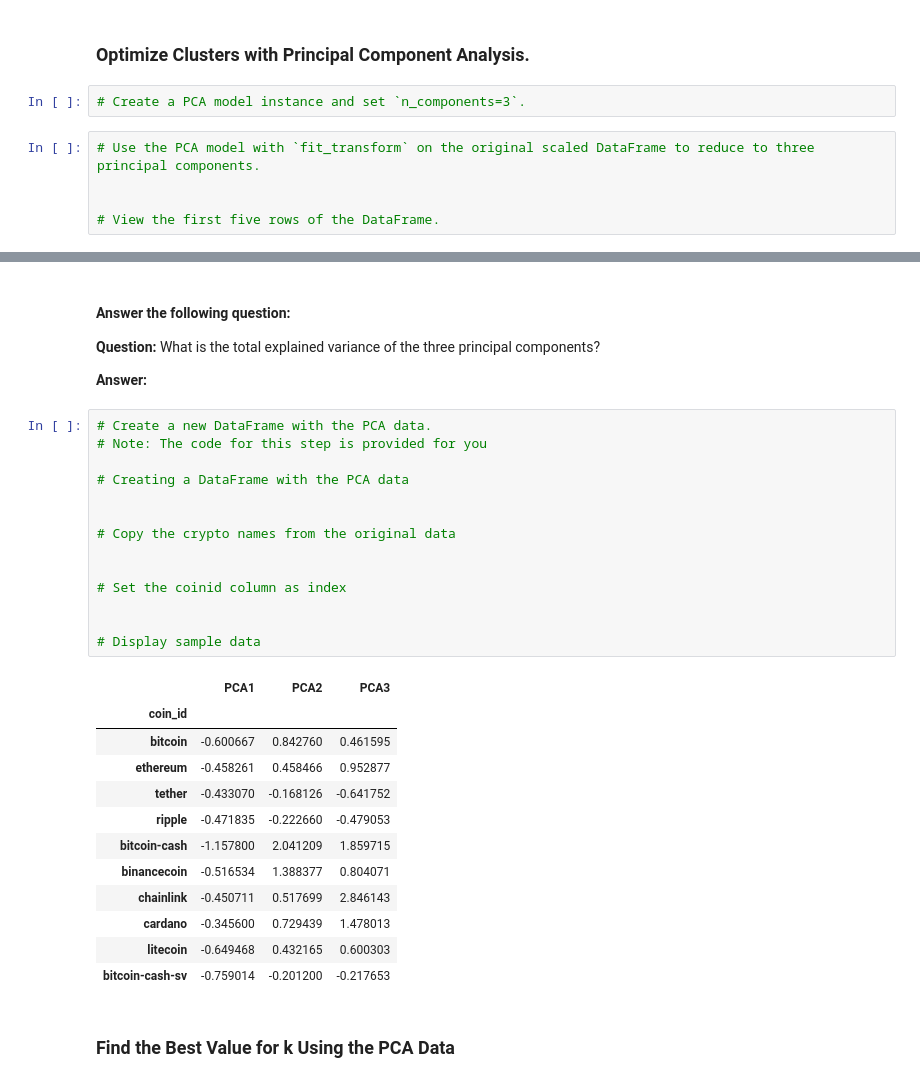
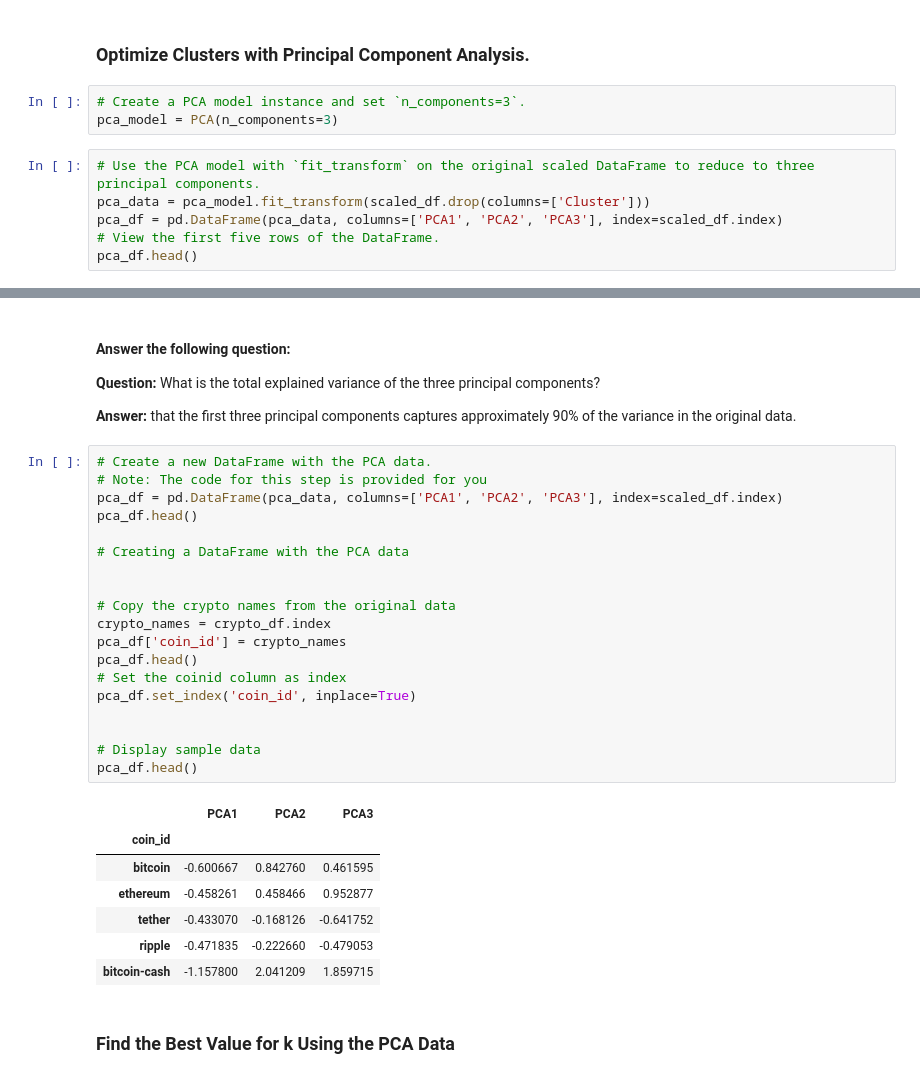
Before and after one commit to SStage100/CryptoClustering, a Jupyter notebook: Crypto_Clustering.ipynb, the cells around one changed output, grey strips where cells are left out. Cells and saved outputs as stored; diff of their text form.

Commit message:
three fourths of the way through

```diff
--- a/Crypto_Clustering.ipynb
+++ b/Crypto_Clustering.ipynb
@@ -235,9 +235,11 @@ plt.show
 ### Optimize Clusters with Principal Component Analysis.
 # %%
 # Create a PCA model instance and set `n_components=3`.
+pca_model = PCA(n_components=3)
 # %%
 # Use the PCA model with `fit_transform` on the original scaled DataFrame to reduce to three principal components.
-
-
+pca_data = pca_model.fit_transform(scaled_df.drop(columns=['Cluster']))
+pca_df = pd.DataFrame(pca_data, columns=['PCA1', 'PCA2', 'PCA3'], index=scaled_df.index)
 # View the first five rows of the DataFrame.
+pca_df.head()
 # %% [output]
@@ -255,34 +269,34 @@ array([0.3719856 , 0.34700813, 0.17603793])
 
 **Question:** What is the total explained variance of the three principal components?
 
-**Answer:**
+**Answer:** that the first three principal components captures approximately 90% of the variance in the original data.
 # %%
 # Create a new DataFrame with the PCA data.
 # Note: The code for this step is provided for you
+pca_df = pd.DataFrame(pca_data, columns=['PCA1', 'PCA2', 'PCA3'], index=scaled_df.index)
+pca_df.head()
 
 # Creating a DataFrame with the PCA data
 
 
 # Copy the crypto names from the original data
-
-
+crypto_names = crypto_df.index
+pca_df['coin_id'] = crypto_names
+pca_df.head()
 # Set the coinid column as index
+pca_df.set_index('coin_id', inplace=True)
 
 
 # Display sample data
+pca_df.head()
 # %% [output]
 |  | PCA1 | PCA2 | PCA3 |
 | coin_id |  |  |  |
 | bitcoin | -0.600667 | 0.842760 | 0.461595 |
 | ethereum | -0.458261 | 0.458466 | 0.952877 |
 | tether | -0.433070 | -0.168126 | -0.641752 |
 | ripple | -0.471835 | -0.222660 | -0.479053 |
 | bitcoin-cash | -1.157800 | 2.041209 | 1.859715 |
-| binancecoin | -0.516534 | 1.388377 | 0.804071 |
-| chainlink | -0.450711 | 0.517699 | 2.846143 |
-| cardano | -0.345600 | 0.729439 | 1.478013 |
-| litecoin | -0.649468 | 0.432165 | 0.600303 |
-| bitcoin-cash-sv | -0.759014 | -0.201200 | -0.217653 |
 # %% [markdown]
 ### Find the Best Value for k Using the PCA Data
 # %%
```
Also changed, not shown: parts of 5 cells of this notebook.
